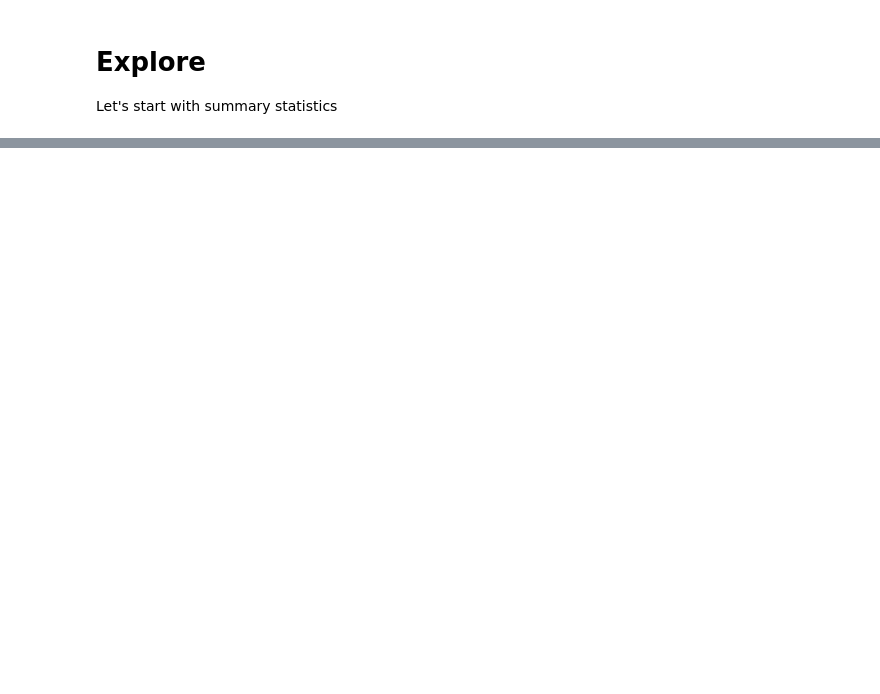
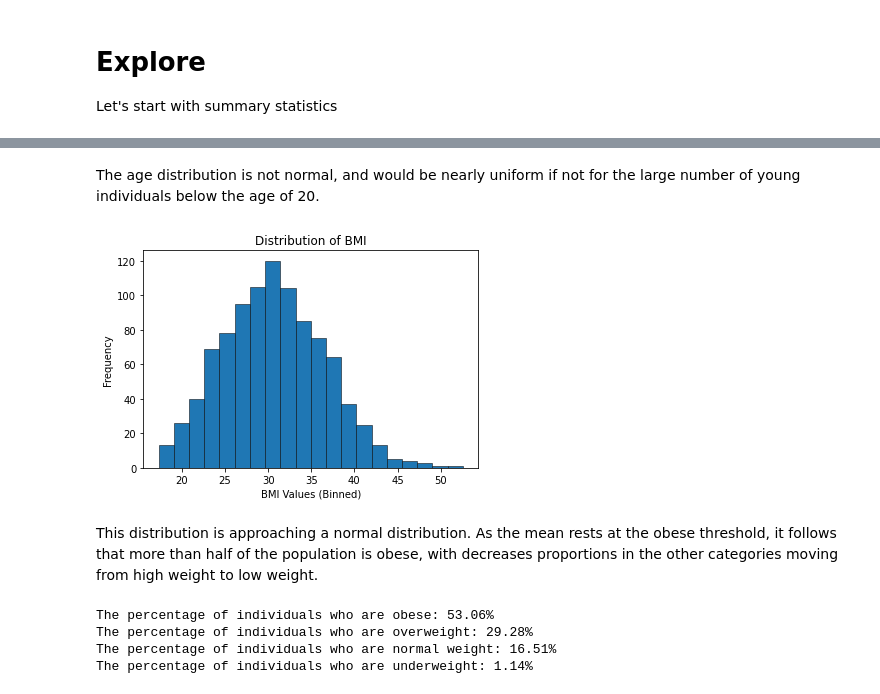
Before and after one commit to adam-gomez/codeacademy-data-science, a Jupyter notebook: us_medical_insurance_costs.ipynb, the cells around one changed output, grey strips where cells are left out. Saved outputs shown, nothing was run; the diff lists cells and outputs as text; code cells hidden in the pictures; blank space fills up the shorter version.

Commit message:
Completed exploration, moving into classification models

```diff
--- a/us_medical_insurance_costs.ipynb
+++ b/us_medical_insurance_costs.ipynb
@@ -294,0 +322,22 @@ x_train.describe()
+# %% [markdown]
+The age distribution is not normal, and would be nearly uniform if not for the large number of young individuals below the age of 20.
+# %%
+plt.hist(train.bmi, bins = 20, linewidth = .5, edgecolor='black')
+plt.title('Distribution of BMI')
+plt.ylabel('Frequency')
+plt.xlabel('BMI Values (Binned)')
+plt.show()
+# %% [output]
+[figure, added]
+# %% [markdown]
+This distribution is approaching a normal distribution. As the mean rests at the obese threshold, it follows that more than half of the population is obese, with decreases proportions in the other categories moving from high weight to low weight.
+# %%
+print(f'The percentage of individuals who are obese: {round(train.bmi_category_obese.mean() * 100, 2)}%')
+print(f'The percentage of individuals who are overweight: {round(train.bmi_category_overweight.mean() * 100, 2)}%')
+print(f'The percentage of individuals who are normal weight: {round(((1-train.bmi_category_obese.mean()-train.bmi_category_overweight.mean()-train.bmi_category_underweight.mean()) *100),2)}%')
+print(f'The percentage of individuals who are underweight: {round(train.bmi_category_underweight.mean() * 100, 2)}%')
+# %% [output]
+The percentage of individuals who are obese: 53.06%
+The percentage of individuals who are overweight: 29.28%
+The percentage of individuals who are normal weight: 16.51%
+The percentage of individuals who are underweight: 1.14%
```
Also changed, not shown: parts of 80 cells of this notebook.
